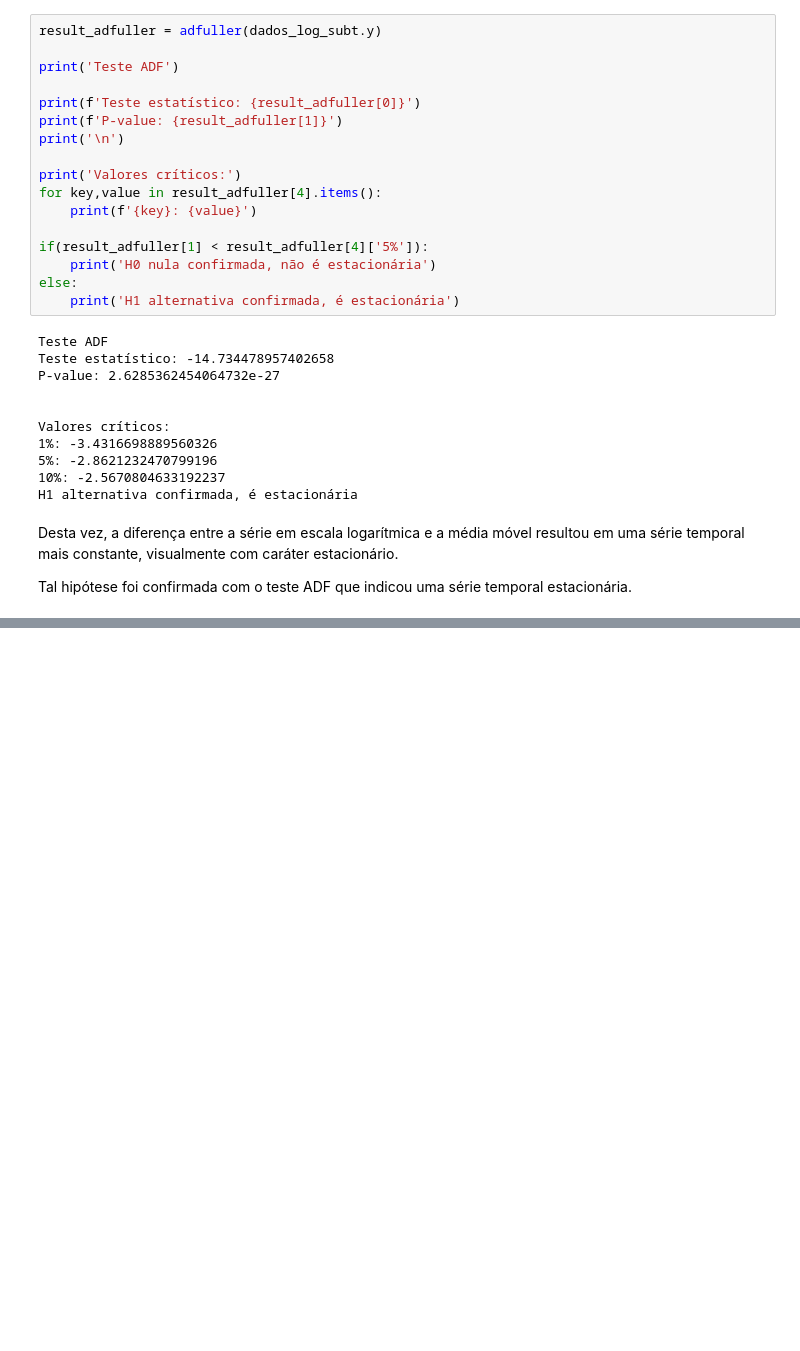
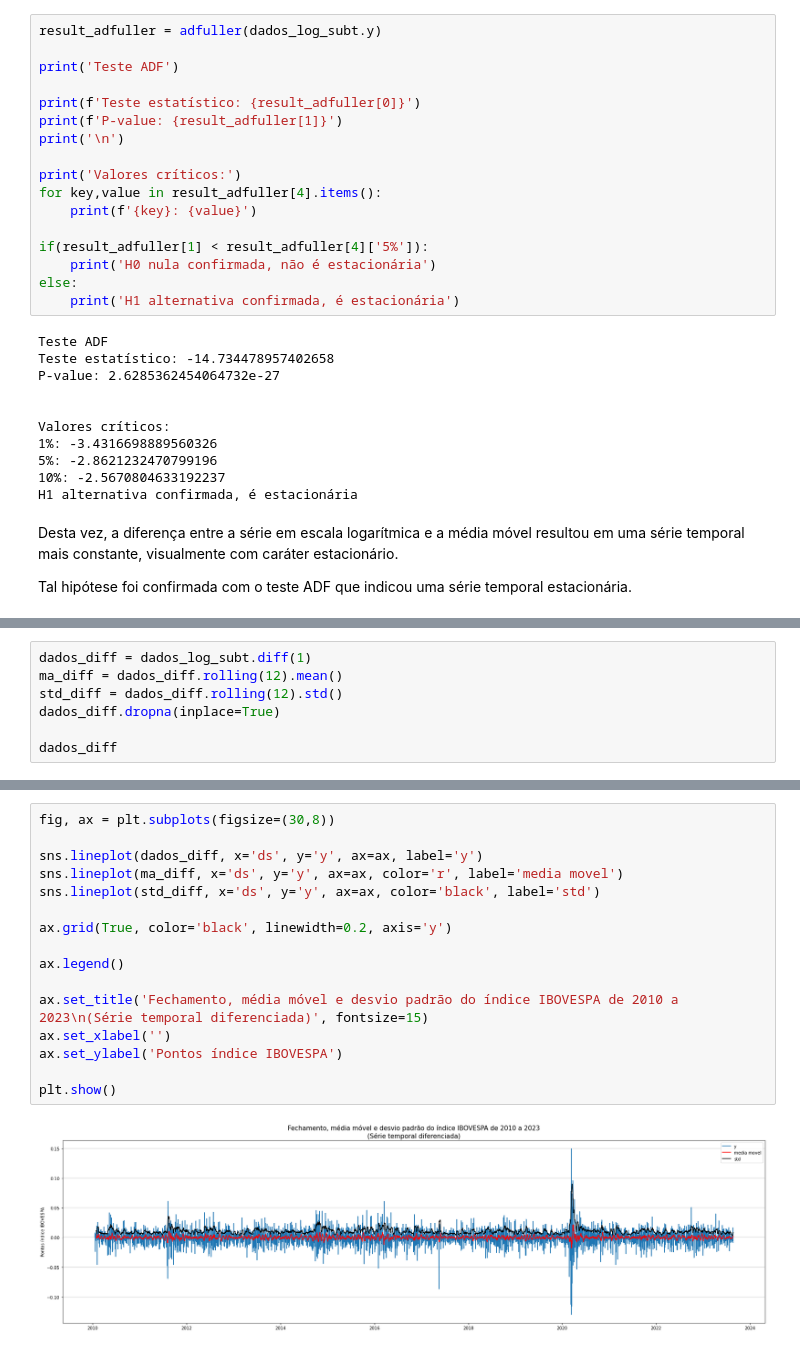
Before and after one commit to jackson-simionato/fase2_pos_tech, a Jupyter notebook: Fase2_Tech_Challenge/Fase2_Tech_Challenge.ipynb, the cells around one changed output, grey strips where cells are left out. Saved outputs shown, nothing was run; the diff lists cells and outputs as text; blank space fills up the shorter version.

```diff
--- a/Fase2_Tech_Challenge/Fase2_Tech_Challenge.ipynb
+++ b/Fase2_Tech_Challenge/Fase2_Tech_Challenge.ipynb
@@ -692,0 +699,7 @@ Tal hipótese foi confirmada com o teste ADF que indicou uma série temporal est
+# %%
+dados_diff = dados_log_subt.diff(1)
+ma_diff = dados_diff.rolling(12).mean()
+std_diff = dados_diff.rolling(12).std()
+dados_diff.dropna(inplace=True)
+
+dados_diff
@@ -692,0 +721,18 @@ Tal hipótese foi confirmada com o teste ADF que indicou uma série temporal est
+# %%
+fig, ax = plt.subplots(figsize=(30,8))
+
+sns.lineplot(dados_diff, x='ds', y='y', ax=ax, label='y')
+sns.lineplot(ma_diff, x='ds', y='y', ax=ax, color='r', label='media movel')
+sns.lineplot(std_diff, x='ds', y='y', ax=ax, color='black', label='std')
+
+ax.grid(True, color='black', linewidth=0.2, axis='y')
+
+ax.legend()
+
+ax.set_title('Fechamento, média móvel e desvio padrão do índice IBOVESPA de 2010 a 2023\n(Série temporal diferenciada)', fontsize=15)
+ax.set_xlabel('')
+ax.set_ylabel('Pontos índice IBOVESPA')
+
+plt.show()
+# %% [output]
+[figure, added]
```
Also changed, not shown: parts of 16 cells of this notebook, 3 other files.
